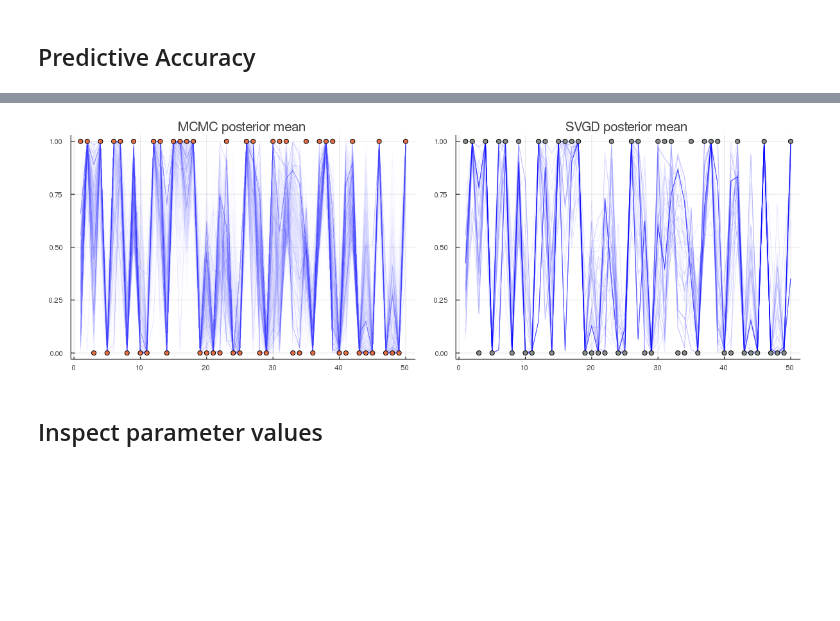
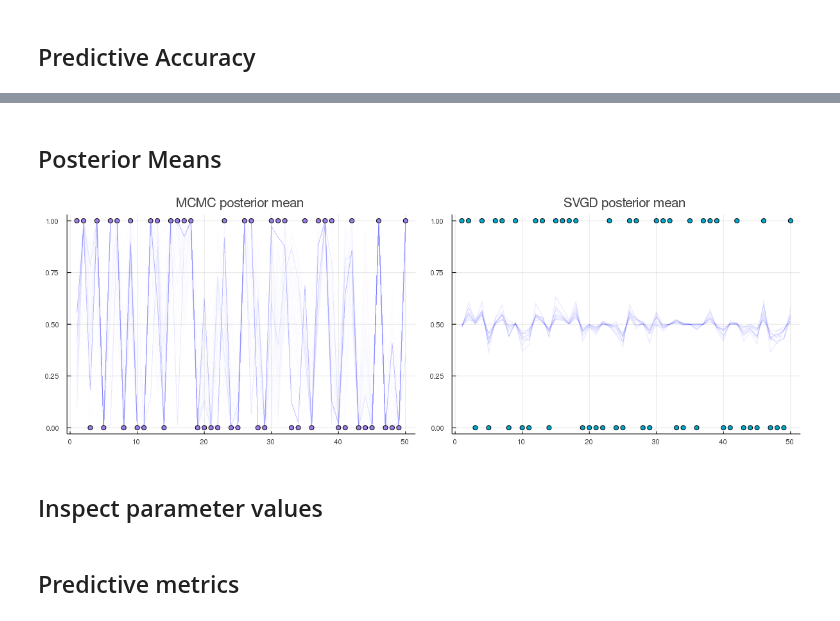
Before and after one commit to STOR-i/GaussianProcesses.jl, a Jupyter notebook: notebooks/Classification.ipynb, the cells around one changed output, grey strips where cells are left out. Drawn from its saved outputs; the diff is of its cells as text; code cells hidden in the pictures; blank space fills up the shorter version.

Commit message:
Add predictive metrics

```diff
--- a/notebooks/Classification.ipynb
+++ b/notebooks/Classification.ipynb
@@ -88,5 +91,5 @@ set_priors!(gp_svgd.kernel,[Normal(0.0,2.0) for i in 1:6])
 
 Samples of the latent function $f,\theta \ | \ X,y$ are drawn using MCMC sampling. By default, the `mcmc` function uses the Hamiltonian Monte Carlo algorithm. Unless defined, the default settings for the MCMC sampler are: 1,000 iterations with no burn-in phase or thinning of the Markov chain.
 # %%
-samples = mcmc(gp_mcmc; nIter=10000, burn=1000, thin=10);
+samples = mcmc(gp_mcmc; nIter=2000, burn=1000, thin=10);
 # %% [output]
@@ -122,5 +122,5 @@ pm1 = scatter!(yTest);
 # %% [markdown]
 ## Inference through SVGD
 # %%
-particles = svgd(gp_svgd;nIter=10000, nParticles=50, ε=0.1);
+particles = svgd(gp_svgd;nIter=1000, nParticles=10, ε=0.1, bandwidth=0.5);
 # %%
@@ -148,3 +132,9 @@ end
+# %%
+#Sample from the predictive - using SVGD
+ySVGD = proba(gp_svgd, particles, xTest)
+
+#Sample from the predictive - using MCMC
+yMCMC = proba(gp_mcmc, samples, xTest);
 # %%
 using LaTeXStrings
 histogram(vec(ySVGD), normalize=true, bins=30, alpha=0.5, label="SVGD", title="Predictive calibration", xlabel=L"P(y=1|X=x)",
@@ -176,17 +155,16 @@ MCMC Accuracy: 80.0
+# %% [markdown]
+## Posterior Means
 # %%
 svgd_mean = Array{Float64}(undef,size(particles,2),size(xTest,1));
 
-for i in 1:size(particles, 2)
-    set_params!(gp_svgd,samples[:,i])
-    update_target!(gp_svgd)
-    svgd_mean[i,:] = predict_y(gp_svgd, xTest')[1]
-end
+pm1 = plot(yMCMC',leg=false,html_output_format=:png, alpha=0.01, color="blue", title="MCMC posterior mean")
+pm1 = scatter!(yTest);
 
-pm2 = plot(svgd_mean',leg=false,html_output_format=:png, alpha=0.1, color="blue", title="SVGD posterior mean")
+pm2 = plot(ySVGD',leg=false,html_output_format=:png, alpha=0.1, color="blue", title="SVGD posterior mean")
 pm2 = scatter!(yTest)
 plot(pm1, pm2, size=(1200, 400))
 # %% [output]
-[figure, old version]
+[figure, new version]
 # %% [markdown]
 ## Inspect parameter values
 # %%
@@ -203,3 +181,5 @@ end
 pos1 = scatter(posterior_vals', label=["MCMC" "SVGD"], title= "Posterior Mean")
 pos2 = scatter(posterior_vars', label=["MCMC" "SVGD"], title="Posterior Variance")
 plot(pos1, pos2, size=(1200, 500))
+# %% [markdown]
+## Predictive metrics
```
Also changed, not shown: parts of 12 cells of this notebook, 5 other files.
